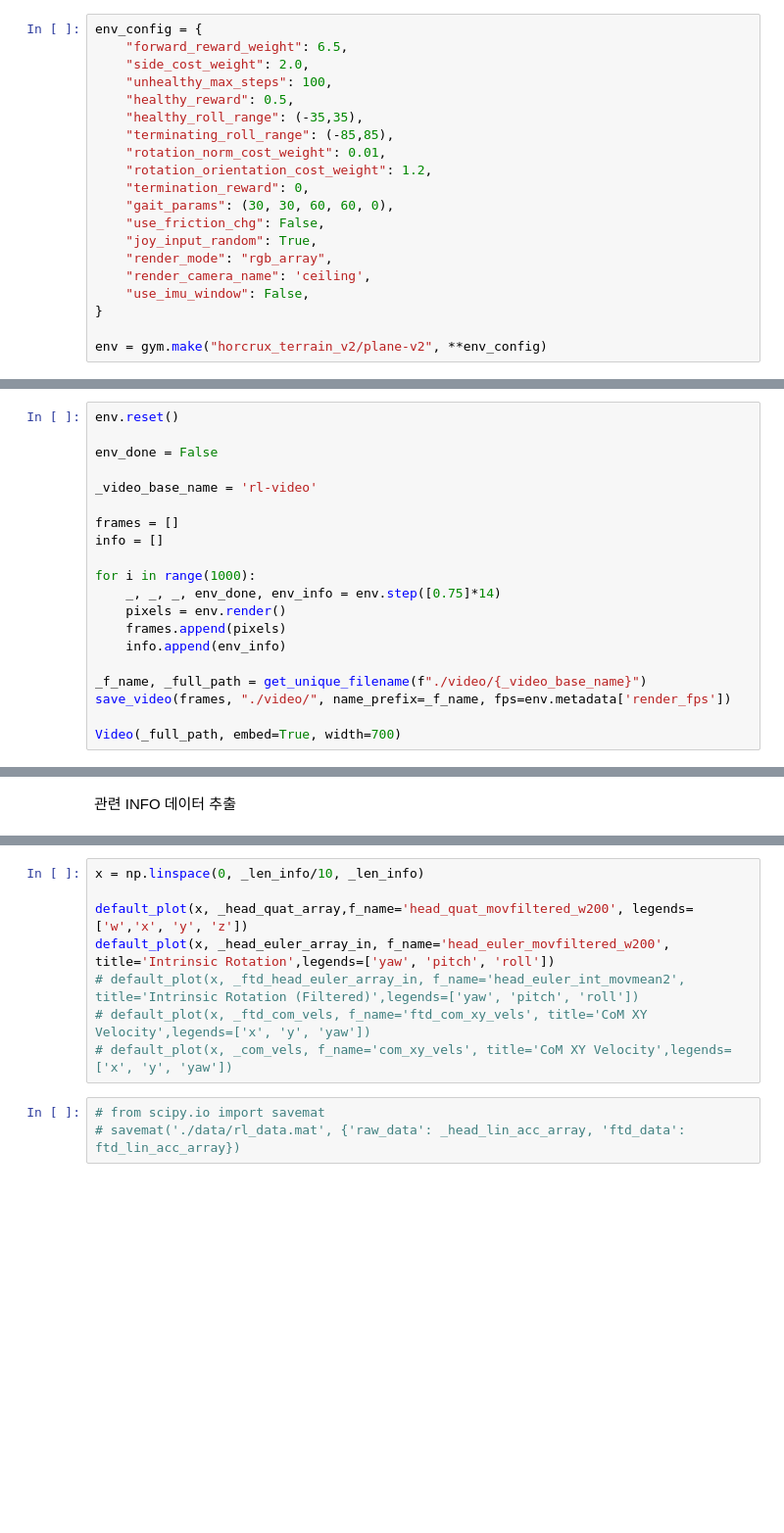
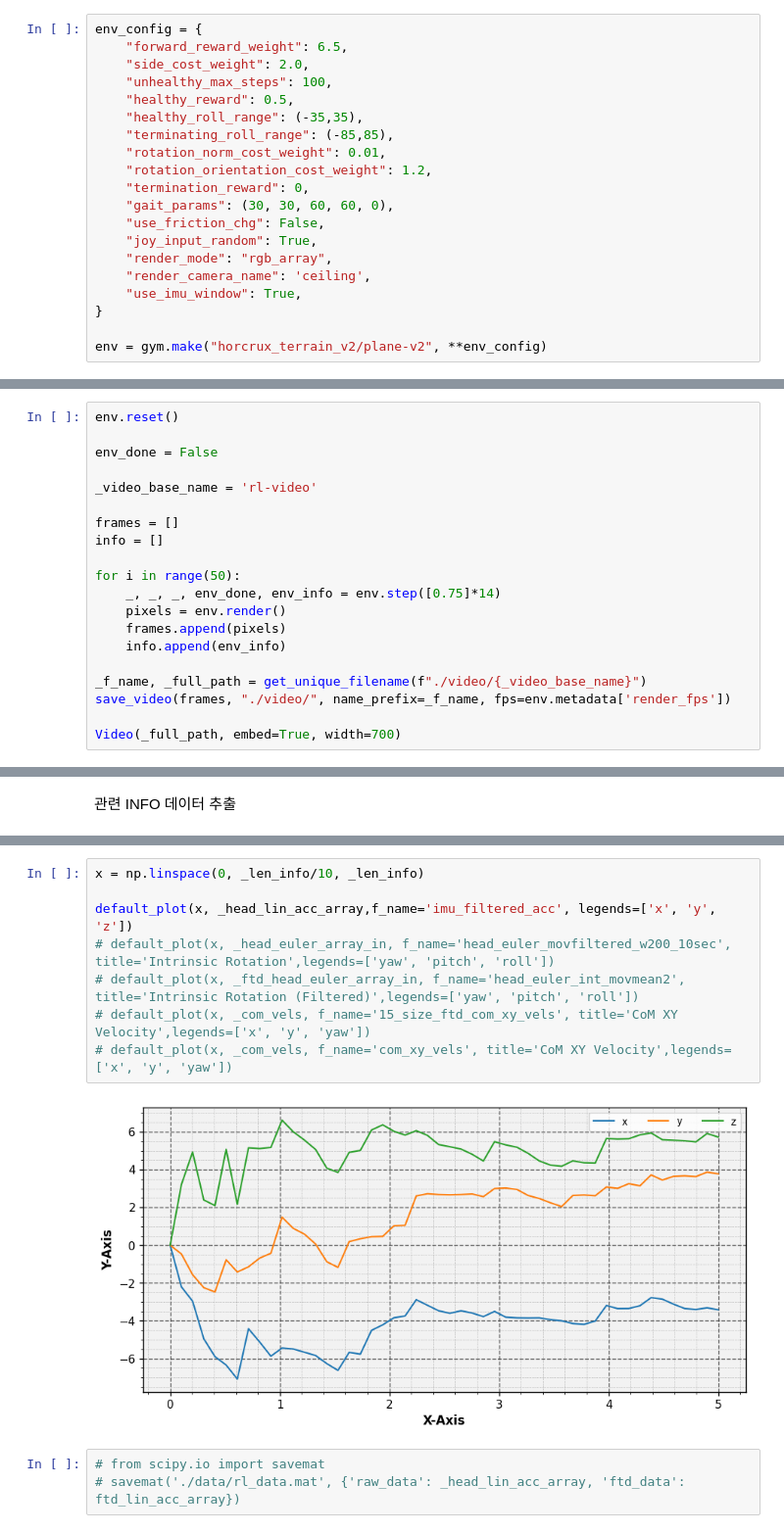
Before and after one commit to VanguardDream/snake_RL, a Jupyter notebook: GD_tor/learning/Env_Ploting/Env_ploting.ipynb, the cells around one changed output, grey strips where cells are left out. Shown at 98% size. Cells and saved outputs as stored; diff of their text form; blank space fills up the shorter version.

```diff
--- a/GD_tor/learning/Env_Ploting/Env_ploting.ipynb
+++ b/GD_tor/learning/Env_Ploting/Env_ploting.ipynb
@@ -115,7 +115,7 @@ env_config = {
     "joy_input_random": True,
     "render_mode": "rgb_array",
     "render_camera_name": 'ceiling',
-    "use_imu_window": False,
+    "use_imu_window": True,
 }
 
 env = gym.make("horcrux_terrain_v2/plane-v2", **env_config)
@@ -131,7 +131,7 @@ _video_base_name = 'rl-video'
 frames = []
 info = []
 
-for i in range(1000):
+for i in range(50):
     _, _, _, env_done, env_info = env.step([0.75]*14)
     pixels = env.render()
     frames.append(pixels)
@@ -171,11 +172,13 @@ _head_lin_acc_array[0:10,0]
 # %%
 x = np.linspace(0, _len_info/10, _len_info)
 
-default_plot(x, _head_quat_array,f_name='head_quat_movfiltered_w200', legends=['w','x', 'y', 'z'])
-default_plot(x, _head_euler_array_in, f_name='head_euler_movfiltered_w200', title='Intrinsic Rotation',legends=['yaw', 'pitch', 'roll'])
+default_plot(x, _head_lin_acc_array,f_name='imu_filtered_acc', legends=['x', 'y', 'z'])
+# default_plot(x, _head_euler_array_in, f_name='head_euler_movfiltered_w200_10sec', title='Intrinsic Rotation',legends=['yaw', 'pitch', 'roll'])
 # default_plot(x, _ftd_head_euler_array_in, f_name='head_euler_int_movmean2', title='Intrinsic Rotation (Filtered)',legends=['yaw', 'pitch', 'roll'])
-# default_plot(x, _ftd_com_vels, f_name='ftd_com_xy_vels', title='CoM XY Velocity',legends=['x', 'y', 'yaw'])
+# default_plot(x, _com_vels, f_name='15_size_ftd_com_xy_vels', title='CoM XY Velocity',legends=['x', 'y', 'yaw'])
 # default_plot(x, _com_vels, f_name='com_xy_vels', title='CoM XY Velocity',legends=['x', 'y', 'yaw'])
+# %% [output]
+[figure, added]
 # %%
 # from scipy.io import savemat
 # savemat('./data/rl_data.mat', {'raw_data': _head_lin_acc_array, 'ftd_data': ftd_lin_acc_array})
```
Also changed, not shown: parts of 2 cells of this notebook, 51 other files.
